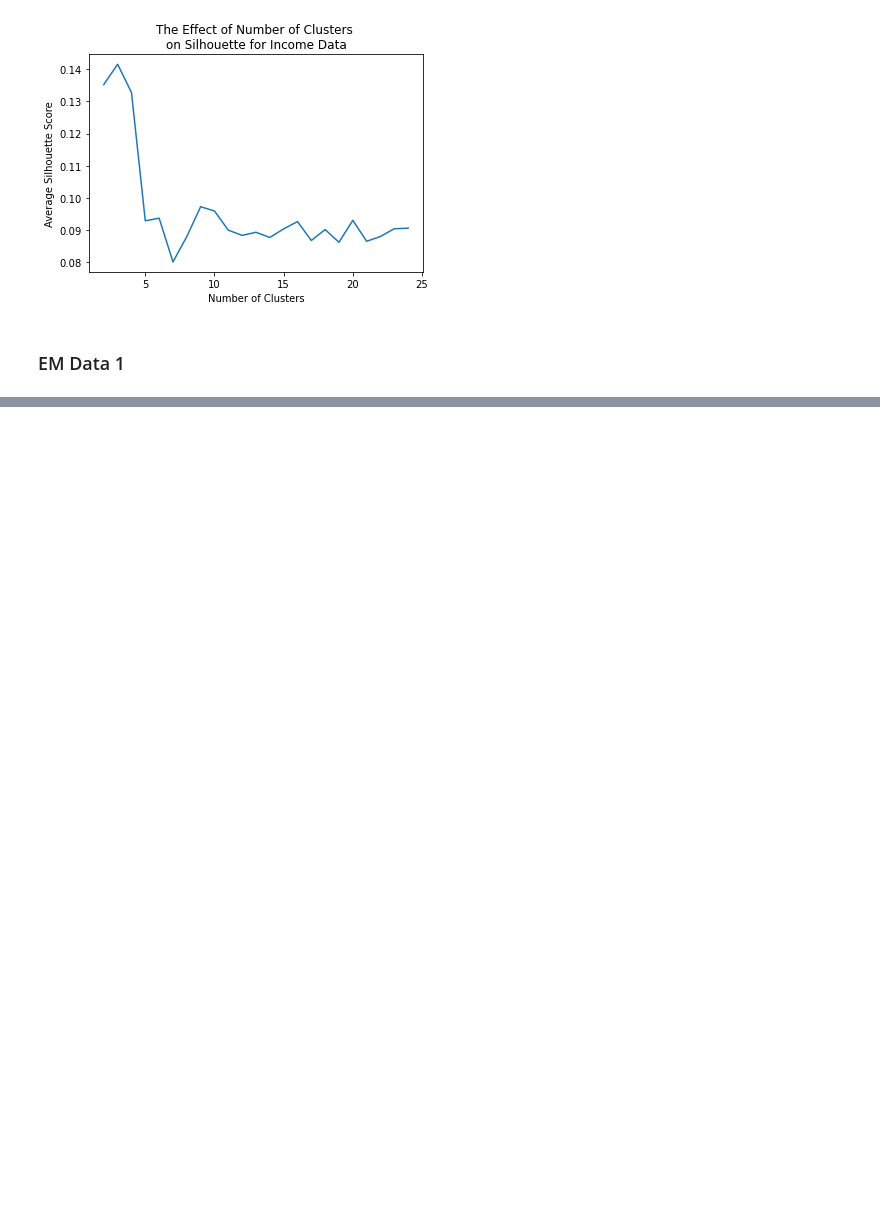
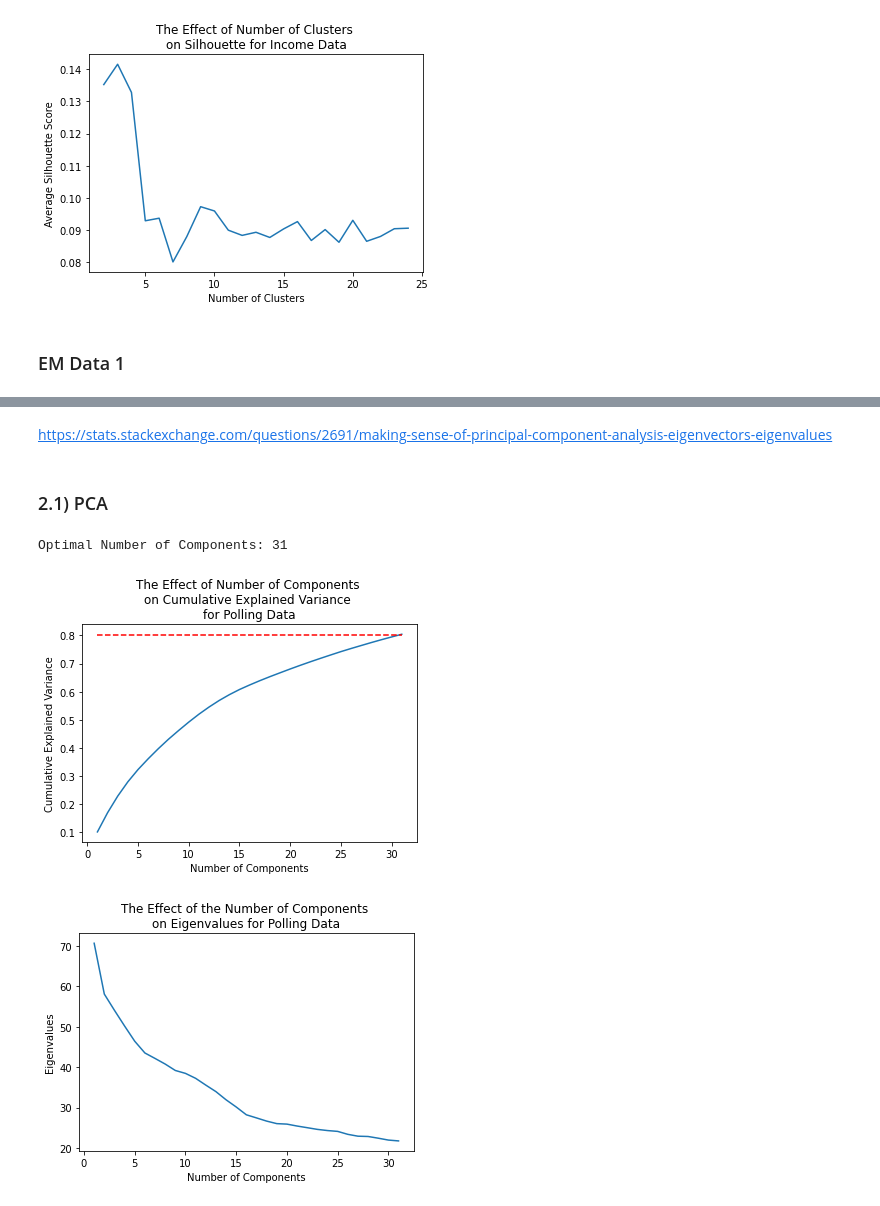
Before and after one commit to amandahutter/CS_7641, a Jupyter notebook: A3: Unsupervised Learning/A3.ipynb, the cells around one changed output, grey strips where cells are left out. Cells and saved outputs as stored; diff of their text form; code cells hidden in the pictures; blank space fills up the shorter version.

```diff
--- a/A3: Unsupervised Learning/A3.ipynb
+++ b/A3: Unsupervised Learning/A3.ipynb
@@ -551,0 +580,46 @@ for cv in covariance_type:
+# %% [markdown]
+https://stats.stackexchange.com/questions/2691/making-sense-of-principal-component-analysis-eigenvectors-eigenvalues
+# %% [markdown]
+### 2.1) PCA
+# %%
+from sklearn.decomposition import PCA
+
+# No need to use Standard Scaler because we are using Binary Variables
+
+def run_PCA(X_Data, title):
+
+    pca = PCA(n_components = .80, random_state = 42)
+    pca.fit(X_Data)
+
+    print("Optimal Number of Components:", pca.n_components_)
+    max_feats = X_Data.shape[1]
+    #max_feats = pca.n_components_
+
+    plt.clf()
+    #fig, (ax1, ax2) = plt.subplots(1,2)
+    x = np.arange(1, pca.n_components_ +1)
+    y1 = pca.explained_variance_ratio_.cumsum()
+    plt.plot(x, y1)
+    plt.plot(x, np.repeat(0.8, pca.n_components_), linestyle = '--', color = 'red')
+    plt.ylabel("Cumulative Explained Variance")
+    plt.xlabel("Number of Components")
+    plt.title("The Effect of Number of Components \non Cumulative Explained Variance \nfor "+ title)
+    #ax1.set_title("The Effect of Number of Components \non Cumulative Explained Variance \nfor "+ title)
+    plt.show()
+
+    #print(pca.components_)
+    #print(pca.singular_values_)
+
+    y2 = pca.singular_values_
+    plt.clf()
+    plt.plot(x, y2)
+    plt.xlabel("Number of Components")
+    plt.ylabel("Eigenvalues")
+    plt.title("The Effect of the Number of Components \non Eigenvalues for " + title)
+    plt.show()
+# %%
+run_PCA(X_Train_Polling, "Polling Data")
+# %% [output]
+Optimal Number of Components: 31
+[figure, added]
+[figure, added]
```
Also changed, not shown: parts of 35 cells of this notebook.
